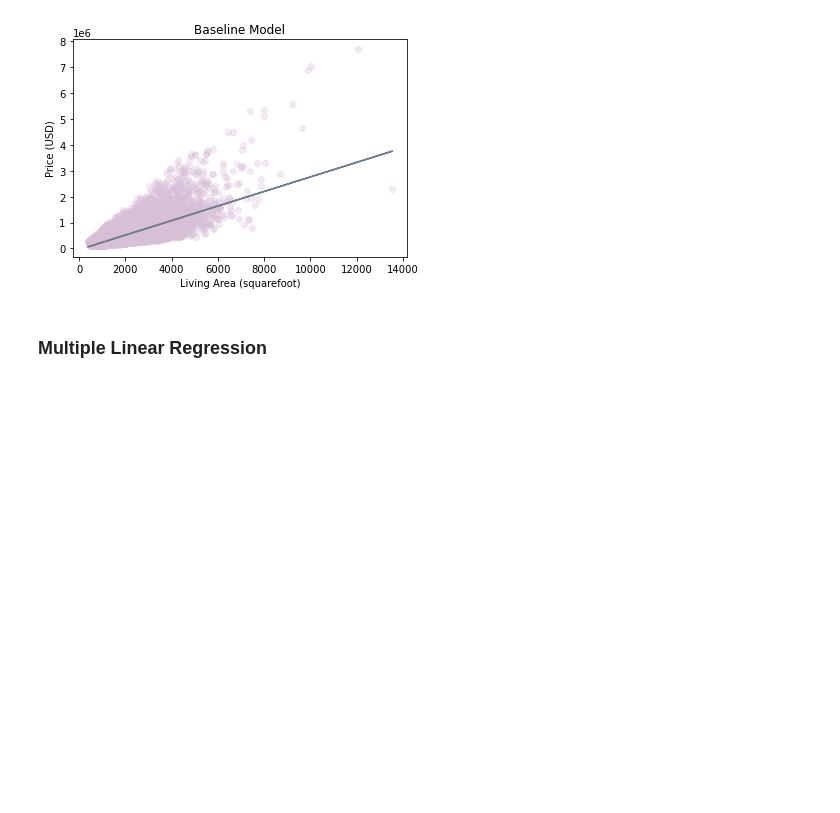
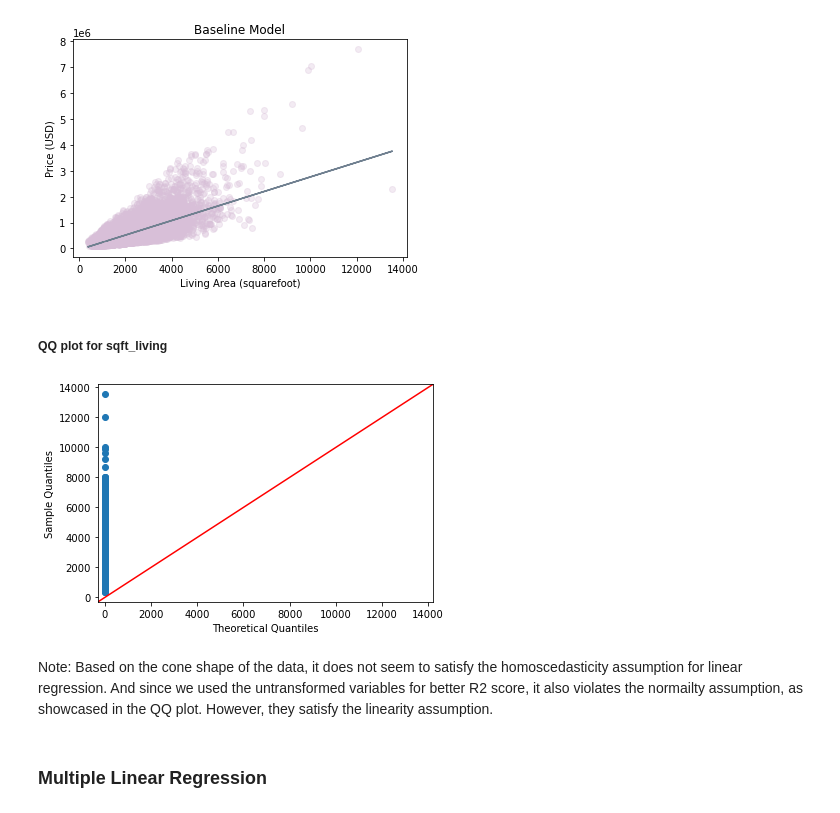
Before and after one commit to Beatrixwmh/dsc-phase-2-project-v2-3, a Jupyter notebook: student.ipynb, the cells around one changed output. Cells and saved outputs as stored; diff of their text form; code cells hidden in the pictures; blank space fills up the shorter version.

```diff
--- a/student.ipynb
+++ b/student.ipynb
@@ -178,6 +183,19 @@ plt.savefig('baseline.png')
 plt.show()
 # %% [output]
 [figure]
+# %% [markdown]
+##### QQ plot for sqft_living
+# %%
+import statsmodels.api as sm
+import matplotlib.pyplot as plt
+
+#create Q-Q plot with 45-degree line added to plot
+fig = sm.qqplot(data[['sqft_living']], line='45')
+plt.show()
+# %% [output]
+[figure, added]
+# %% [markdown]
+Note: Based on the cone shape of the data, it does not seem to satisfy the homoscedasticity assumption for linear regression. And since we used the untransformed variables for better R2 score, it also violates the normailty assumption, as showcased in the QQ plot. However, they satisfy the linearity assumption.
 # %% [markdown]
 ### Multiple Linear Regression
 # %% [markdown]
```
Also changed, not shown: parts of 9 cells of this notebook.
